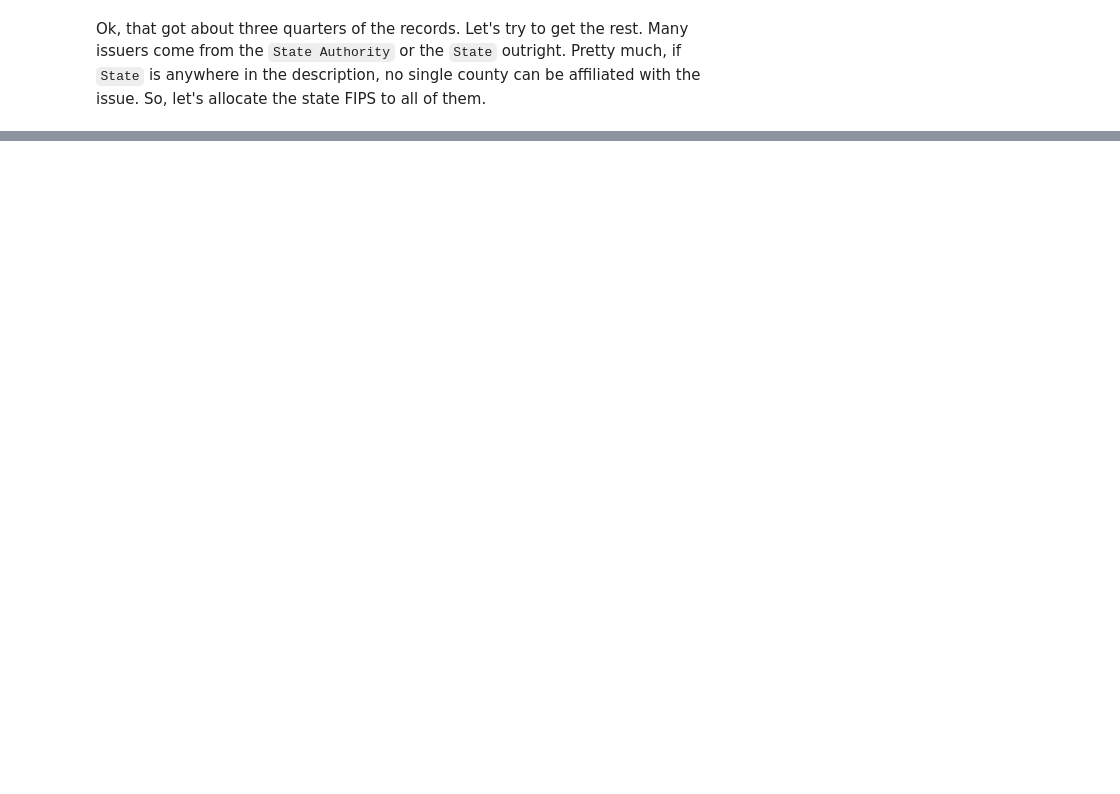
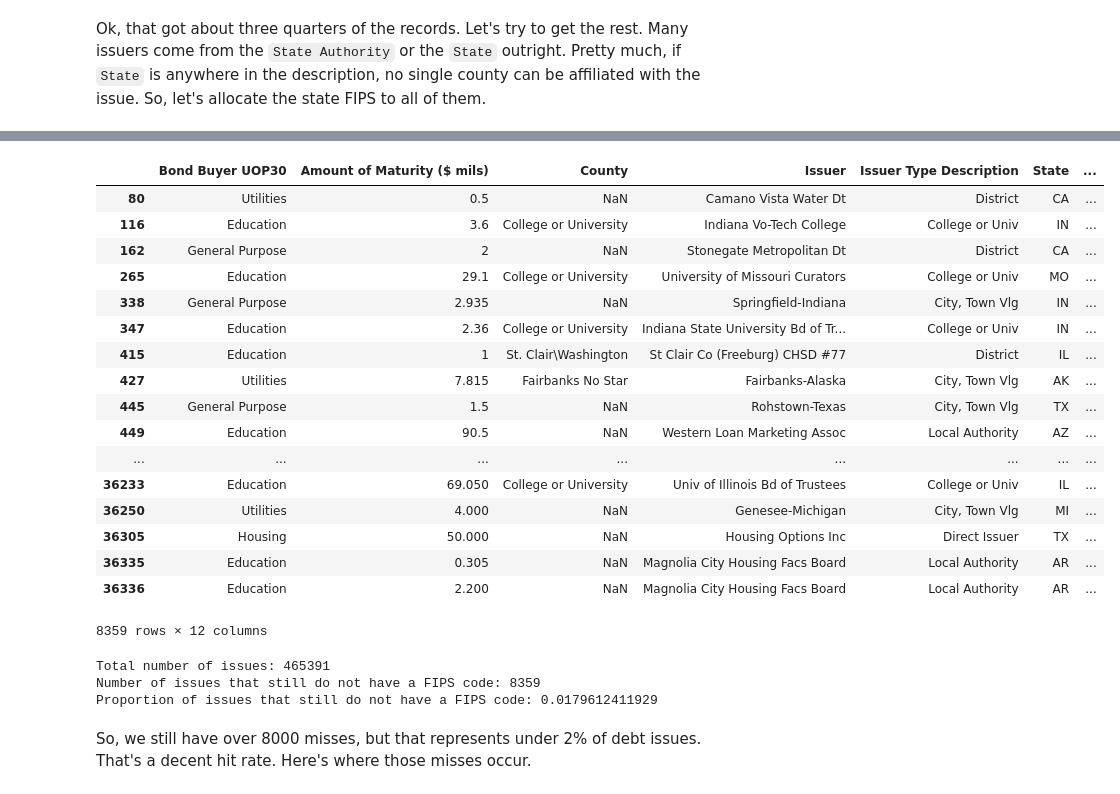
Before and after one commit to choct155/TELs_debt, a Jupyter notebook: DebtDataSeries.ipynb, the cells around one changed output, grey strips where cells are left out. Drawn from its saved outputs; the diff is of its cells as text; code cells hidden in the pictures; blank space fills up the shorter version.

```diff
--- a/DebtDataSeries.ipynb
+++ b/DebtDataSeries.ipynb
@@ -244 +467,64 @@ debt.ix[(debt['FIPS'].isnull()) & ('State' in debt['Issuer Type Description'])]
+# %%
+#Build mask to capture compound counties that do not have FIPS yet
+nofips_compound=(debt['FIPS'].isnull()) & (debt['st_cou_final'].apply(lambda x: '/' in str(x)))
+
+#Define function that returns FIPS for county description components
+def composite_match(s,delim='/'):
+    #If the first jurisdiction is a county in the FIPS set...
+    if s.split(delim)[0] in fips_dict.keys():
+        #...return the appropriate FIPS code...
+        return fips_dict[s.split(delim)[0]]
+    #...otherwise...
+    else:
+        #...capture state...
+        s_st=s[:3]
+        #...capture other jurisdictions...
+        s_jur=s[3:]
+        #...and for each remaining jurisdiction...
+        for j in s_jur.split(delim):
+            #...if one of them shows up in FIPS...
+            if s_st+j in fips_dict.keys():
+                #...return the appropriate FIPS code
+                return fips_dict[s_st+j]
+
+#Assign FIPS codes to composite county records
+debt.ix[nofips_compound,'FIPS']=debt.ix[nofips_compound]['st_cou_final'].apply(lambda x: composite_match(x))
+
+#Redefine mask for backslash as the delimeter
+nofips_compound=(debt['FIPS'].isnull()) & (debt['st_cou_final'].apply(lambda x: '\\' in str(x)))
+
+#Assign FIPS codes to composite county records
+debt.ix[nofips_compound,'FIPS']=debt.ix[nofips_compound]['st_cou_final'].apply(lambda x: \
+                                                                               composite_match(x,delim='\\'))
+
+debt[debt['FIPS'].isnull()]
+# %% [output]
+|  | Bond Buyer UOP30 | Amount of Maturity ($ mils) | County | Issuer | Issuer Type Description | State | ... |
+| 80 | Utilities | 0.5 | NaN | Camano Vista Water Dt | District | CA | ... |
+| 116 | Education | 3.6 | College or University | Indiana Vo-Tech College | College or Univ | IN | ... |
+| 162 | General Purpose | 2 | NaN | Stonegate Metropolitan Dt | District | CA | ... |
+| 265 | Education | 29.1 | College or University | University of Missouri Curators | College or Univ | MO | ... |
+| 338 | General Purpose | 2.935 | NaN | Springfield-Indiana | City, Town Vlg | IN | ... |
+| 347 | Education | 2.36 | College or University | Indiana State University Bd of Tr... | College or Univ | IN | ... |
+| 415 | Education | 1 | St. Clair\Washington | St Clair Co (Freeburg) CHSD #77 | District | IL | ... |
+| 427 | Utilities | 7.815 | Fairbanks No Star | Fairbanks-Alaska | City, Town Vlg | AK | ... |
+| 445 | General Purpose | 1.5 | NaN | Rohstown-Texas | City, Town Vlg | TX | ... |
+| 449 | Education | 90.5 | NaN | Western Loan Marketing Assoc | Local Authority | AZ | ... |
+| ... | ... | ... | ... | ... | ... | ... | ... |
+| 36233 | Education | 69.050 | College or University | Univ of Illinois Bd of Trustees | College or Univ | IL | ... |
+| 36250 | Utilities | 4.000 | NaN | Genesee-Michigan | City, Town Vlg | MI | ... |
+| 36305 | Housing | 50.000 | NaN | Housing Options Inc | Direct Issuer | TX | ... |
+| 36335 | Education | 0.305 | NaN | Magnolia City Housing Facs Board | Local Authority | AR | ... |
+| 36336 | Education | 2.200 | NaN | Magnolia City Housing Facs Board | Local Authority | AR | ... |
+8359 rows × 12 columns
+# %%
+print 'Total number of issues:',len(debt)
+print 'Number of issues that still do not have a FIPS code:',len(debt[debt['FIPS'].isnull()])
+print 'Proportion of issues that still do not have a FIPS code:',len(debt[debt['FIPS'].isnull()])/float(len(debt))
+# %% [output]
+Total number of issues: 465391
+Number of issues that still do not have a FIPS code: 8359
+Proportion of issues that still do not have a FIPS code: 0.0179612411929
+# %% [markdown]
+So, we still have over 8000 misses, but that represents under 2% of debt issues.  That's a decent hit rate.  Here's where those misses occur.
 # %%
```
Also changed, not shown: parts of 35 cells of this notebook, 6 other files.
